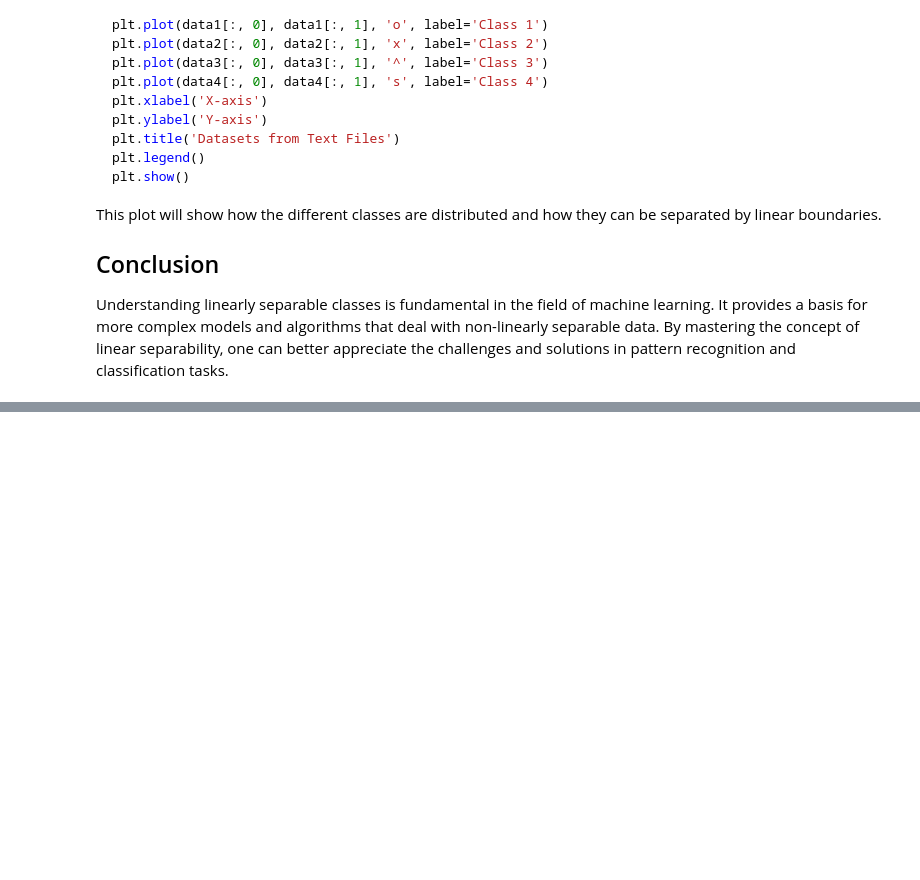
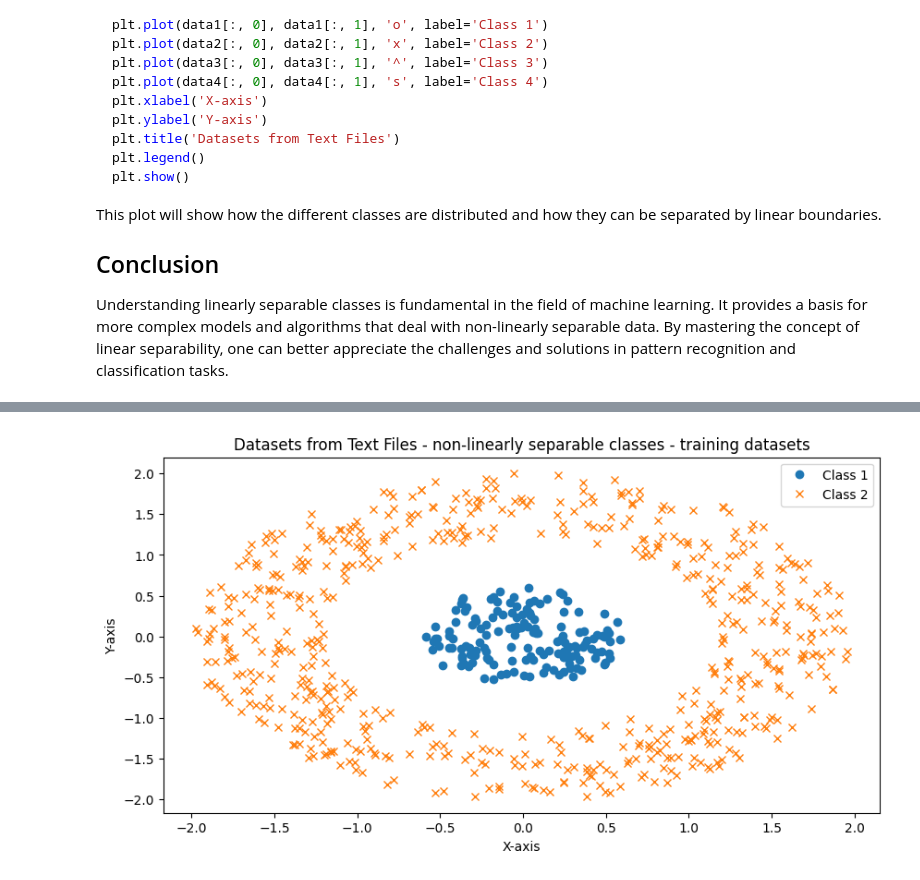
Before and after one commit to RakshithaKalkura/IML-project-dec-2024, a Jupyter notebook: datasets_visualize.ipynb, the cells around one changed output, grey strips where cells are left out. Drawn from its saved outputs; the diff is of its cells as text; code cells hidden in the pictures; blank space fills up the shorter version.

```diff
--- a/datasets_visualize.ipynb
+++ b/datasets_visualize.ipynb
@@ -72,0 +155,23 @@ Training datasets of linearly separable classes:
+# %%
+#non-linearly separable classes - training datasets
+import matplotlib.pyplot as plt
+import numpy as np
+
+# Function to load data from a text file
+def load_data(file_path):
+    return np.loadtxt(file_path, delimiter=' ')
+
+# Load datasets
+data1 = load_data(r'classification_datasets\nonLinearlySeparable\class1_train.txt')
+data2 = load_data(r'classification_datasets\nonLinearlySeparable\class2_train.txt')
+# Plot the datasets
+plt.figure(figsize=(10, 5))
+plt.plot(data1[:, 0], data1[:, 1], 'o', label='Class 1')  # Scatter plot each dataset
+plt.plot(data2[:, 0], data2[:, 1], 'x', label='Class 2')
+plt.xlabel('X-axis')
+plt.ylabel('Y-axis')
+plt.title('Datasets from Text Files - non-linearly separable classes - training datasets')
+plt.legend()
+plt.show()
+# %% [output]
+[figure, added]
```
Also changed, not shown: parts of 10 cells of this notebook.
